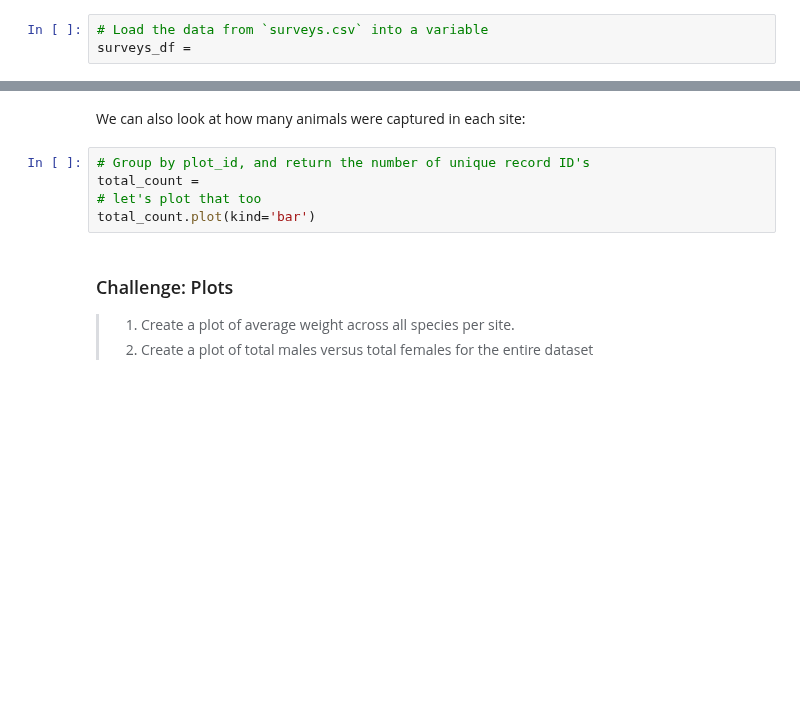
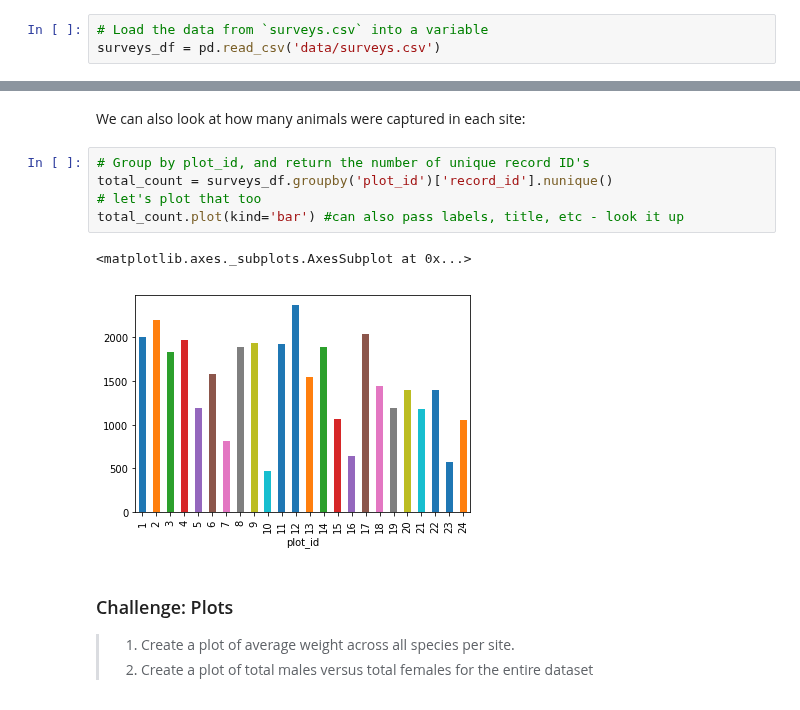
Before and after one commit to GT-IDEaS/Bootcamp2019, a Jupyter notebook: Day02/Afternoon_Session2/Python-for-Ecologists.ipynb, the cells around one changed output, grey strips where cells are left out. Drawn from its saved outputs; the diff is of its cells as text; blank space fills up the shorter version.

```diff
--- a/Day02/Afternoon_Session2/Python-for-Ecologists.ipynb
+++ b/Day02/Afternoon_Session2/Python-for-Ecologists.ipynb
@@ -110,7 +133,7 @@ or  `data`. We can create a new  object with a variable name by assigning a valu
 Let's call the imported survey data `surveys_df`:
 # %%
 # Load the data from `surveys.csv` into a variable
-surveys_df =
+surveys_df = pd.read_csv('data/surveys.csv')
 # %% [markdown]
 Notice when you assign the imported DataFrame to a variable, Python does not
 produce any output on the screen. We can view the value of the `surveys_df`
@@ -373,9 +531,12 @@ species_counts.plot(kind='bar');
 We can also look at how many animals were captured in each site:
 # %%
 # Group by plot_id, and return the number of unique record ID's
-total_count =
+total_count = surveys_df.groupby('plot_id')['record_id'].nunique()
 # let's plot that too
-total_count.plot(kind='bar')
+total_count.plot(kind='bar') #can also pass labels, title, etc - look it up
+# %% [output]
+<matplotlib.axes._subplots.AxesSubplot at 0x...>
+[figure, added]
 # %% [markdown]
 ### Challenge: Plots
 >
```
Also changed, not shown: parts of 36 cells of this notebook.
